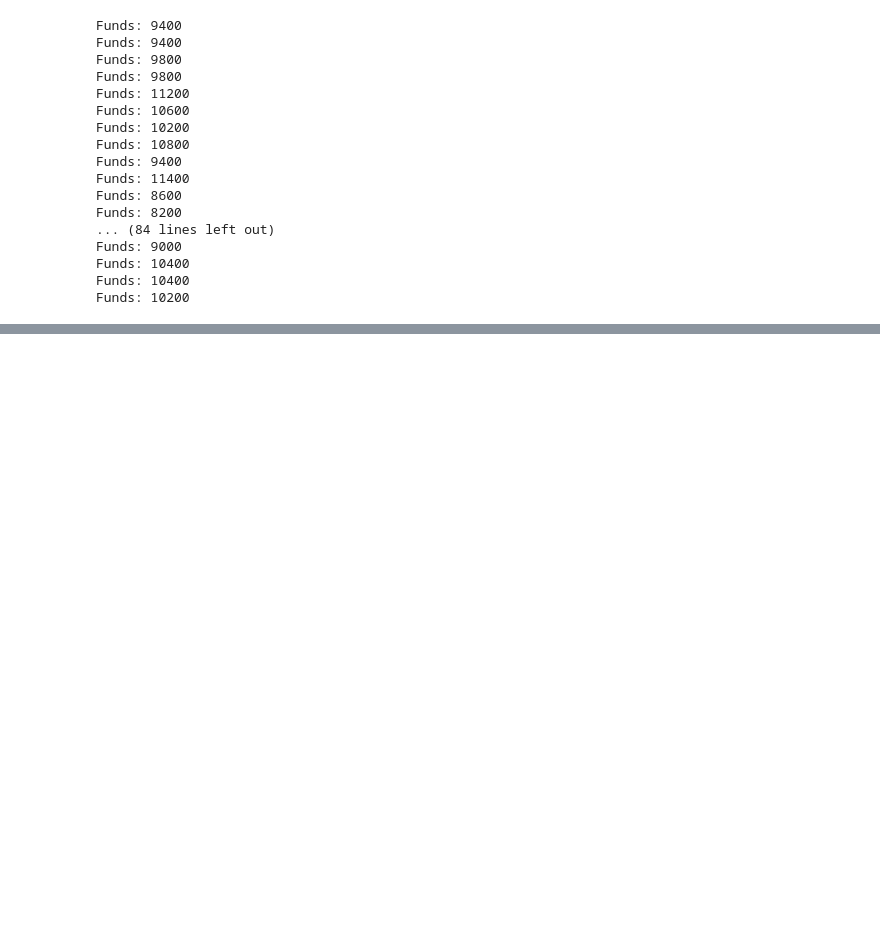
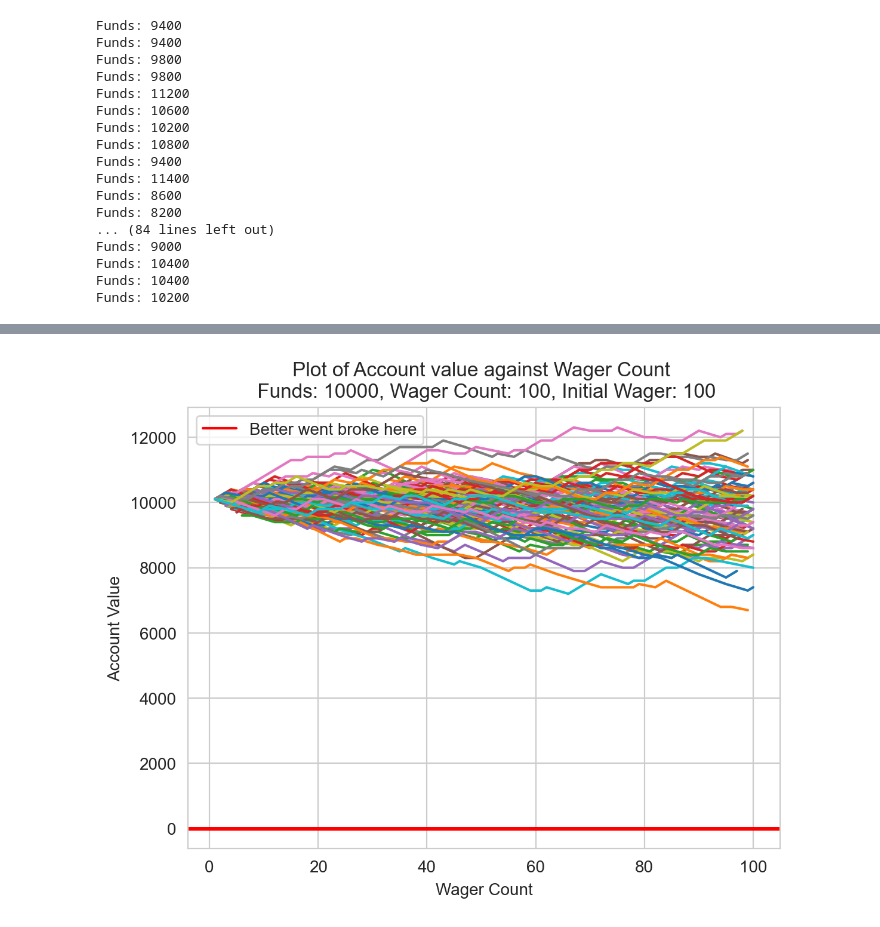
Before and after one commit to Asifdotexe/monte-carlo-simulation, a Jupyter notebook: mcs-gambling.ipynb, the cells around one changed output, grey strips where cells are left out. Drawn from its saved outputs; the diff is of its cells as text; code cells hidden in the pictures; blank space fills up the shorter version.

Commit message:
#1 visualizating the bettings

```diff
--- a/mcs-gambling.ipynb
+++ b/mcs-gambling.ipynb
@@ -34,3 +32,9 @@ import random
+# %%
+import random
+import matplotlib.pyplot as plt
+import seaborn as sns
+sns.set_style('whitegrid')
+plt.rcParams['figure.dpi'] = 200
 # %%
 def rollDice() -> bool:
     """
@@ -85,7 +89,7 @@ def simple_better(funds: int, initial_wager: int, wager_count:int) -> None:
 
         currentWager += 1
     if value < 0:
-        print("Broke!")
+        value = 'broke!'
     print(f"Funds: {value}")
 # %%
 # Better 1:
@@ -143,0 +234,9 @@ Funds: 10200
+# %%
+multiple_betters(
+    funds=10_000,
+    initial_wager=100,
+    wager_count=100,
+    number_of_betters=100,
+)
+# %% [output]
+[figure, added]
```
Also changed, not shown: parts of 9 cells of this notebook.
